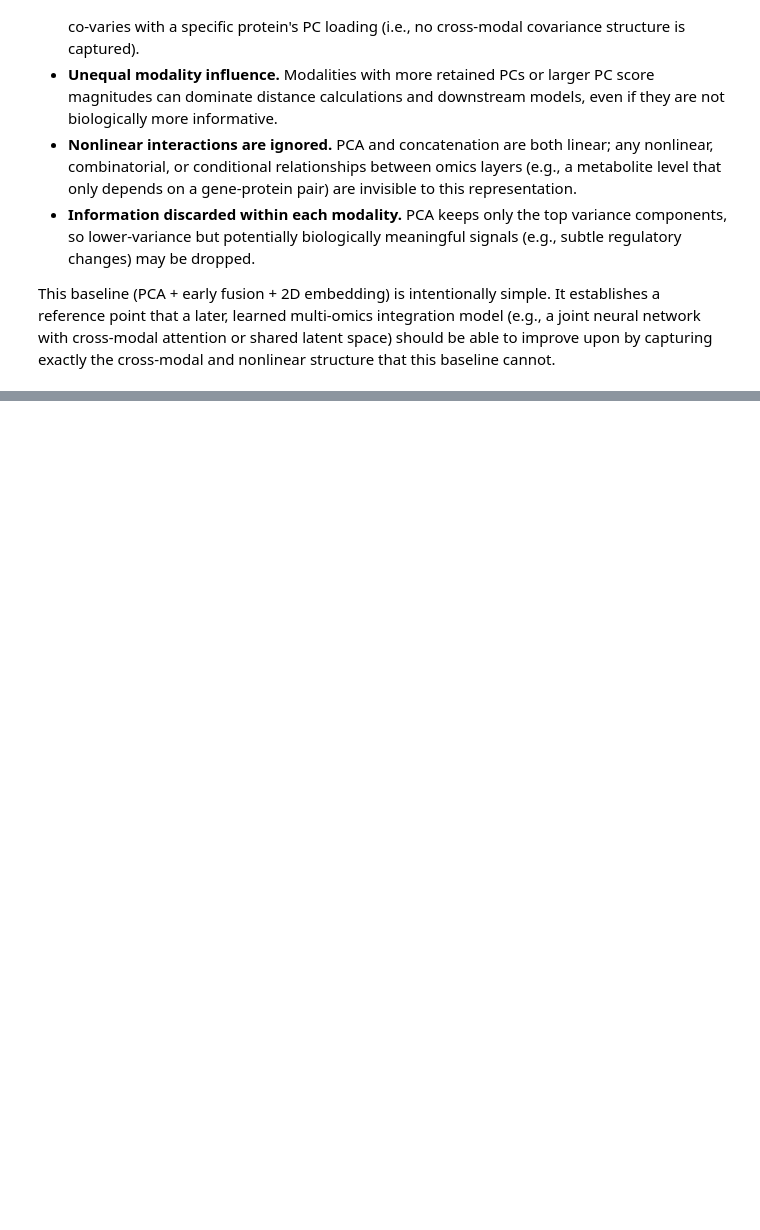
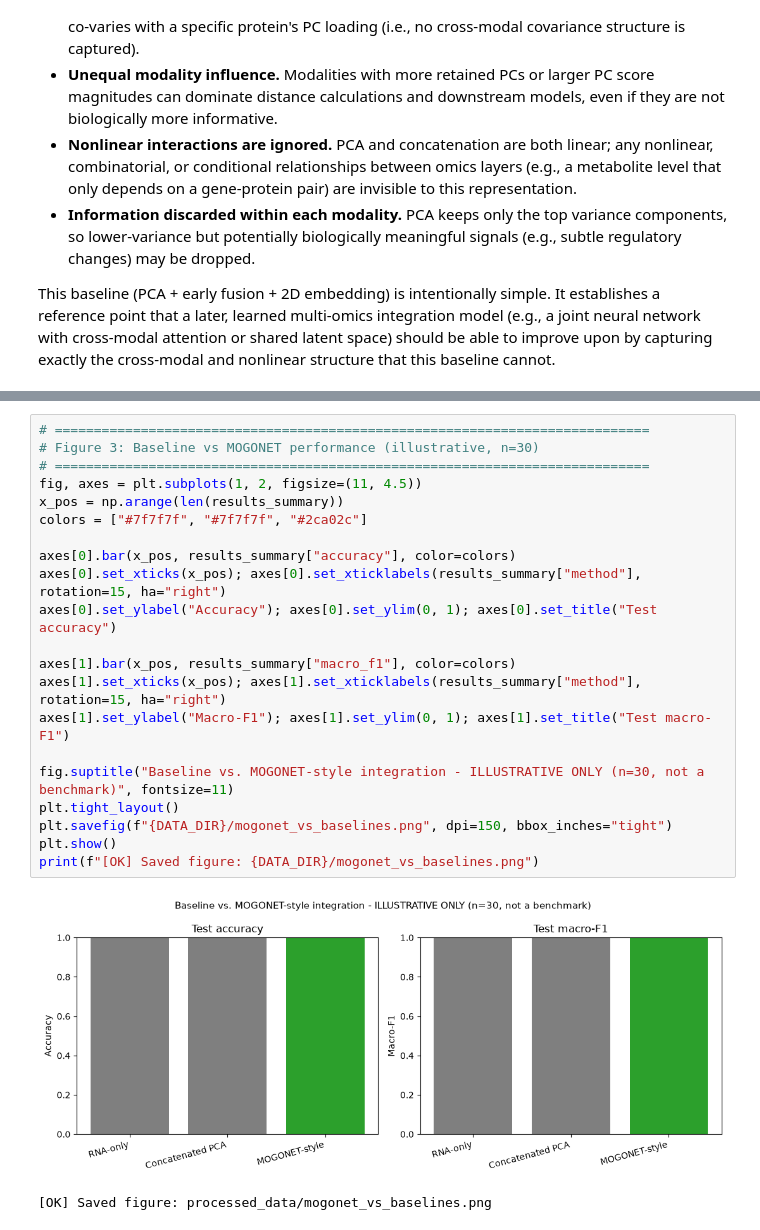
Before and after one commit to abhijnarc/Ai-PlantOmics, a Jupyter notebook: plant_multiomics_wallomics_preprocessing.ipynb, the cells around one changed output, grey strips where cells are left out. Cells and saved outputs as stored; diff of their text form; blank space fills up the shorter version.

```diff
--- a/plant_multiomics_wallomics_preprocessing.ipynb
+++ b/plant_multiomics_wallomics_preprocessing.ipynb
@@ -980,0 +1475,24 @@ structure that this baseline cannot.
+# %%
+# ============================================================================
+# Figure 3: Baseline vs MOGONET performance (illustrative, n=30)
+# ============================================================================
+fig, axes = plt.subplots(1, 2, figsize=(11, 4.5))
+x_pos = np.arange(len(results_summary))
+colors = ["#7f7f7f", "#7f7f7f", "#2ca02c"]
+
+axes[0].bar(x_pos, results_summary["accuracy"], color=colors)
+axes[0].set_xticks(x_pos); axes[0].set_xticklabels(results_summary["method"], rotation=15, ha="right")
+axes[0].set_ylabel("Accuracy"); axes[0].set_ylim(0, 1); axes[0].set_title("Test accuracy")
+
+axes[1].bar(x_pos, results_summary["macro_f1"], color=colors)
+axes[1].set_xticks(x_pos); axes[1].set_xticklabels(results_summary["method"], rotation=15, ha="right")
+axes[1].set_ylabel("Macro-F1"); axes[1].set_ylim(0, 1); axes[1].set_title("Test macro-F1")
+
+fig.suptitle("Baseline vs. MOGONET-style integration - ILLUSTRATIVE ONLY (n=30, not a benchmark)", fontsize=11)
+plt.tight_layout()
+plt.savefig(f"{DATA_DIR}/mogonet_vs_baselines.png", dpi=150, bbox_inches="tight")
+plt.show()
+print(f"[OK] Saved figure: {DATA_DIR}/mogonet_vs_baselines.png")
+# %% [output]
+[figure, added]
+[OK] Saved figure: processed_data/mogonet_vs_baselines.png
```
Also changed, not shown: parts of 44 cells of this notebook, 23 other files.
